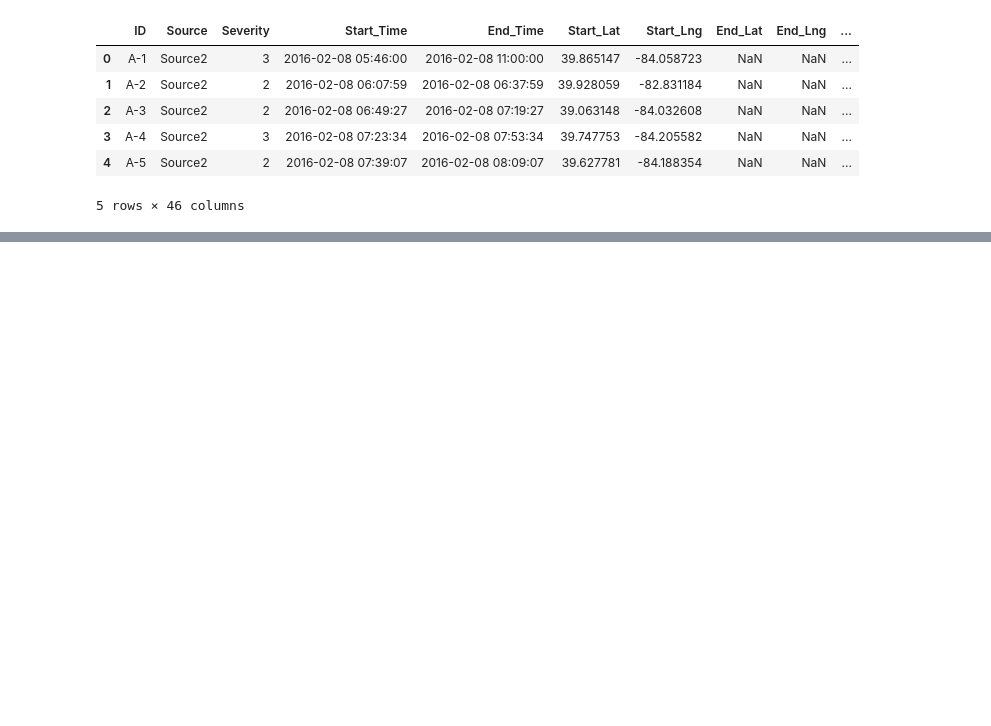
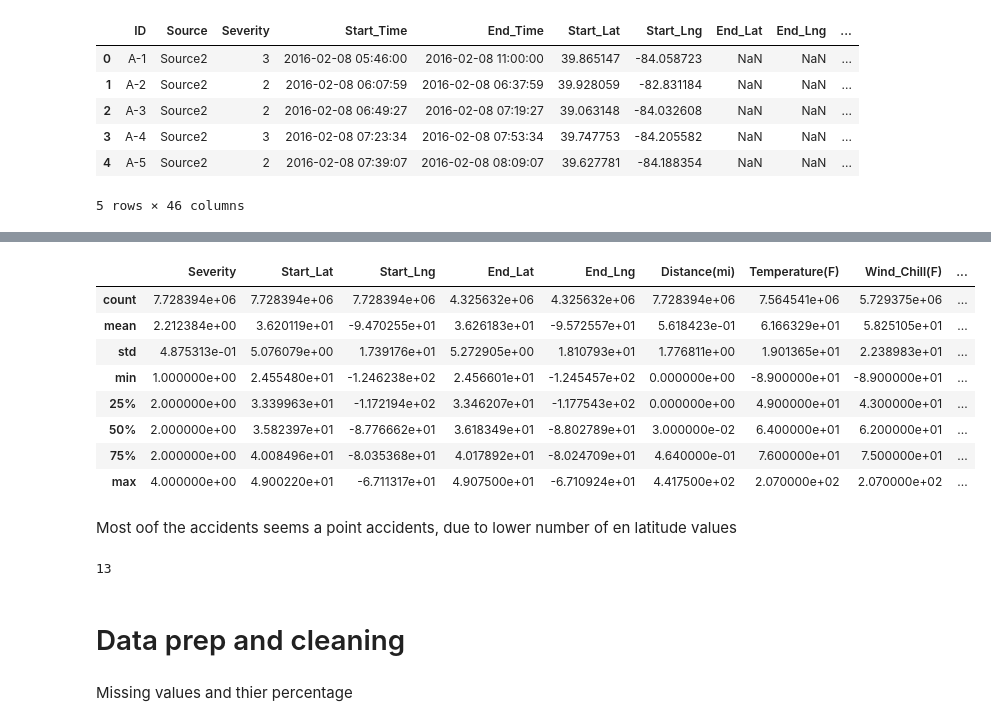
Before and after one commit to Afy-gitH/legendary-Data-Projects, a Jupyter notebook: USA-accidents-eda.ipynb, the cells around one changed output, grey strips where cells are left out. Saved outputs shown, nothing was run; the diff lists cells and outputs as text; code cells hidden in the pictures; blank space fills up the shorter version.

```diff
--- a/USA-accidents-eda.ipynb
+++ b/USA-accidents-eda.ipynb
@@ -22,0 +80,24 @@ data.head()
+# %%
+data.describe()
+# %% [output]
+|  | Severity | Start_Lat | Start_Lng | End_Lat | End_Lng | Distance(mi) | Temperature(F) | Wind_Chill(F) | ... |
+| count | 7.728394e+06 | 7.728394e+06 | 7.728394e+06 | 4.325632e+06 | 4.325632e+06 | 7.728394e+06 | 7.564541e+06 | 5.729375e+06 | ... |
+| mean | 2.212384e+00 | 3.620119e+01 | -9.470255e+01 | 3.626183e+01 | -9.572557e+01 | 5.618423e-01 | 6.166329e+01 | 5.825105e+01 | ... |
+| std | 4.875313e-01 | 5.076079e+00 | 1.739176e+01 | 5.272905e+00 | 1.810793e+01 | 1.776811e+00 | 1.901365e+01 | 2.238983e+01 | ... |
+| min | 1.000000e+00 | 2.455480e+01 | -1.246238e+02 | 2.456601e+01 | -1.245457e+02 | 0.000000e+00 | -8.900000e+01 | -8.900000e+01 | ... |
+| 25% | 2.000000e+00 | 3.339963e+01 | -1.172194e+02 | 3.346207e+01 | -1.177543e+02 | 0.000000e+00 | 4.900000e+01 | 4.300000e+01 | ... |
+| 50% | 2.000000e+00 | 3.582397e+01 | -8.776662e+01 | 3.618349e+01 | -8.802789e+01 | 3.000000e-02 | 6.400000e+01 | 6.200000e+01 | ... |
+| 75% | 2.000000e+00 | 4.008496e+01 | -8.035368e+01 | 4.017892e+01 | -8.024709e+01 | 4.640000e-01 | 7.600000e+01 | 7.500000e+01 | ... |
+| max | 4.000000e+00 | 4.900220e+01 | -6.711317e+01 | 4.907500e+01 | -6.710924e+01 | 4.417500e+02 | 2.070000e+02 | 2.070000e+02 | ... |
+# %% [markdown]
+Most oof the accidents seems a point accidents, due to lower number of en latitude values
+# %%
+numerics = ['int16', 'int32', 'int64', 'float16', 'float32', 'float64']
+numdata = data.select_dtypes(include=numerics)
+len(numdata.columns)
+# %% [output]
+13
+# %% [markdown]
+# Data prep and cleaning
+# %% [markdown]
+Missing values and thier percentage
```
Also changed, not shown: parts of 24 cells of this notebook.
